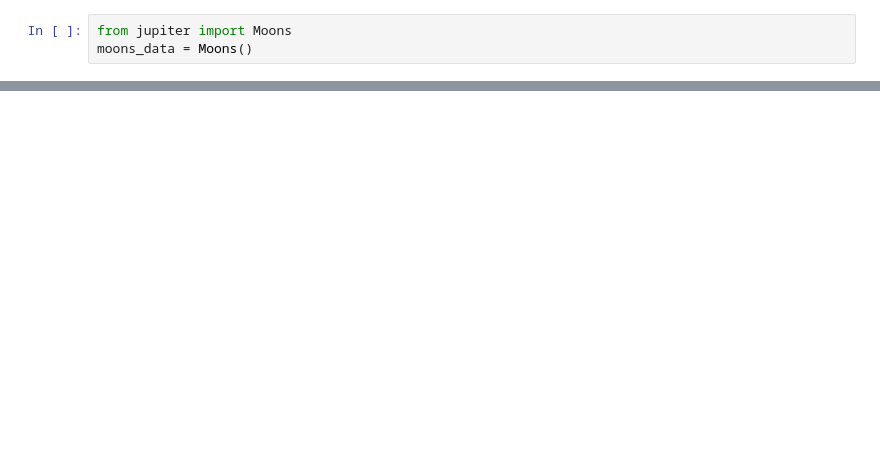
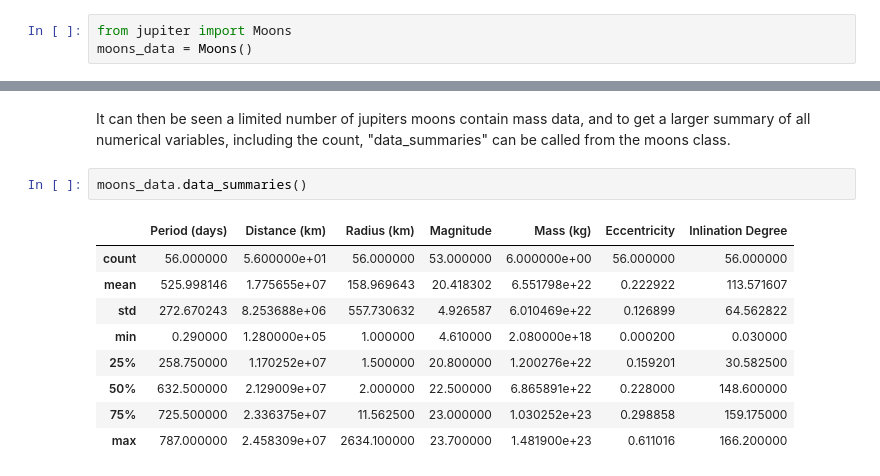
Before and after one commit to tara-12345/Assessment-1, a Jupyter notebook: jupiter_visualise.ipynb, the cells around one changed output, grey strips where cells are left out. Drawn from its saved outputs; the diff is of its cells as text; blank space fills up the shorter version.

```diff
--- a/jupiter_visualise.ipynb
+++ b/jupiter_visualise.ipynb
@@ -6,0 +35,14 @@ moons_data = Moons()
+# %% [markdown]
+It can then be seen a limited number of jupiters moons contain mass data, and to get a larger summary of all numerical variables, including the count, "data_summaries" can be called from the moons class.
+# %%
+moons_data.data_summaries()
+# %% [output]
+|  | Period (days) | Distance (km) | Radius (km) | Magnitude | Mass (kg) | Eccentricity | Inlination Degree |
+| count | 56.000000 | 5.600000e+01 | 56.000000 | 53.000000 | 6.000000e+00 | 56.000000 | 56.000000 |
+| mean | 525.998146 | 1.775655e+07 | 158.969643 | 20.418302 | 6.551798e+22 | 0.222922 | 113.571607 |
+| std | 272.670243 | 8.253688e+06 | 557.730632 | 4.926587 | 6.010469e+22 | 0.126899 | 64.562822 |
+| min | 0.290000 | 1.280000e+05 | 1.000000 | 4.610000 | 2.080000e+18 | 0.000200 | 0.030000 |
+| 25% | 258.750000 | 1.170252e+07 | 1.500000 | 20.800000 | 1.200276e+22 | 0.159201 | 30.582500 |
+| 50% | 632.500000 | 2.129009e+07 | 2.000000 | 22.500000 | 6.865891e+22 | 0.228000 | 148.600000 |
+| 75% | 725.500000 | 2.336375e+07 | 11.562500 | 23.000000 | 1.030252e+23 | 0.298858 | 159.175000 |
+| max | 787.000000 | 2.458309e+07 | 2634.100000 | 23.700000 | 1.481900e+23 | 0.611016 | 166.200000 |
```
Also changed, not shown: parts of 34 cells of this notebook, 1 other file.
